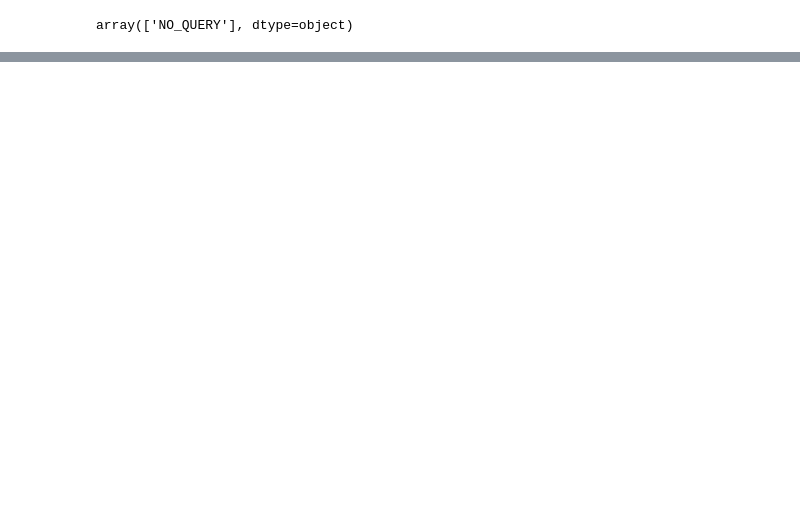
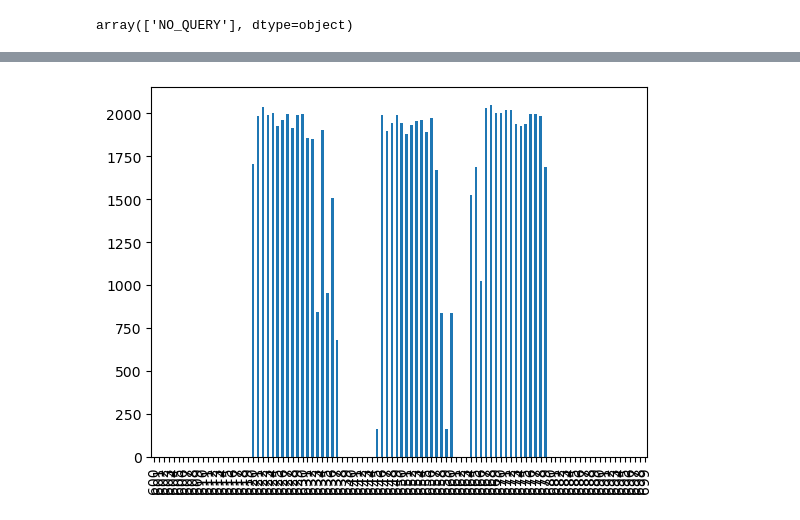
Before and after one commit to milooranm/ForecastingSentiment, a Jupyter notebook: someEDA.ipynb, the cells around one changed output, grey strips where cells are left out. Cells and saved outputs as stored; diff of their text form; code cells hidden in the pictures; blank space fills up the shorter version.

```diff
--- a/someEDA.ipynb
+++ b/someEDA.ipynb
@@ -242,0 +341,3 @@ this is quite a lopsided dataset. there are a very large number of missing days(
+# %%
+df_hour = pd.DataFrame({'HOUR': hour_range})
+df_hour
@@ -242,0 +364,3 @@ this is quite a lopsided dataset. there are a very large number of missing days(
+# %%
+hour_range = df_hour.merge(hour_counts, how='left', on='HOUR')
+hour_range
@@ -242,0 +381,2 @@ this is quite a lopsided dataset. there are a very large number of missing days(
+# %%
+hour_range.fillna(0, inplace=True)
@@ -242,0 +407,7 @@ this is quite a lopsided dataset. there are a very large number of missing days(
+# %%
+sample = hour_range.iloc[600:700]
+# %%
+sample['Count'].plot(kind='bar')
+plt.show()
+# %% [output]
+[figure, added]
```
Also changed, not shown: parts of 52 cells of this notebook.
